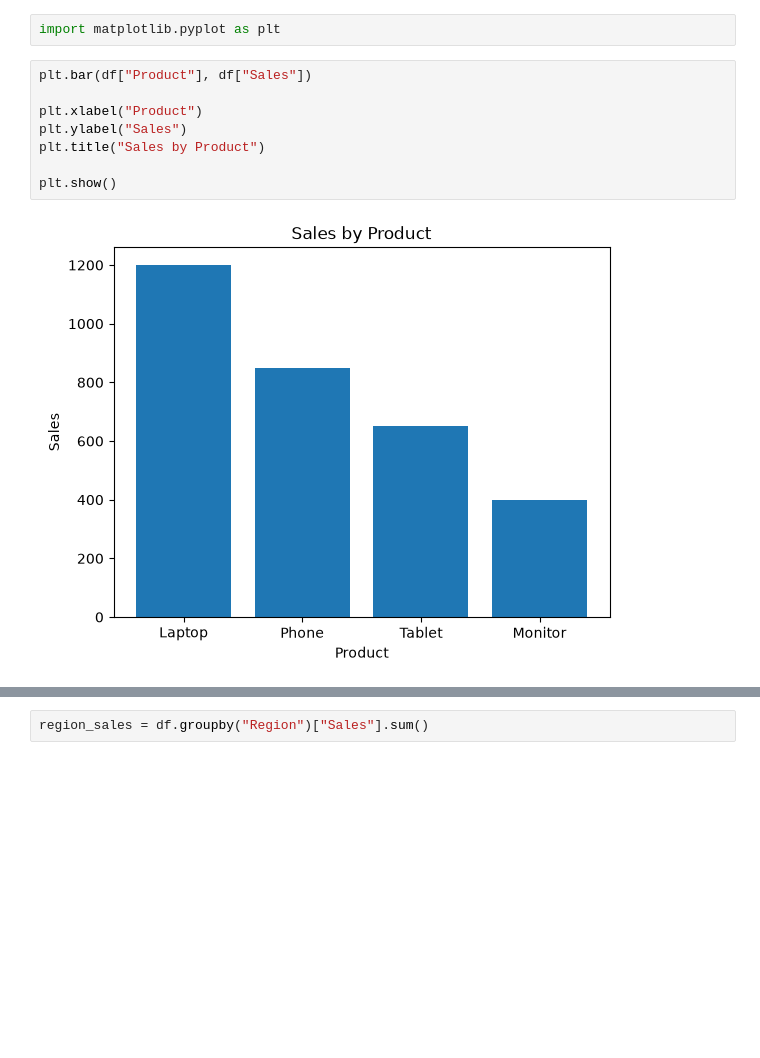
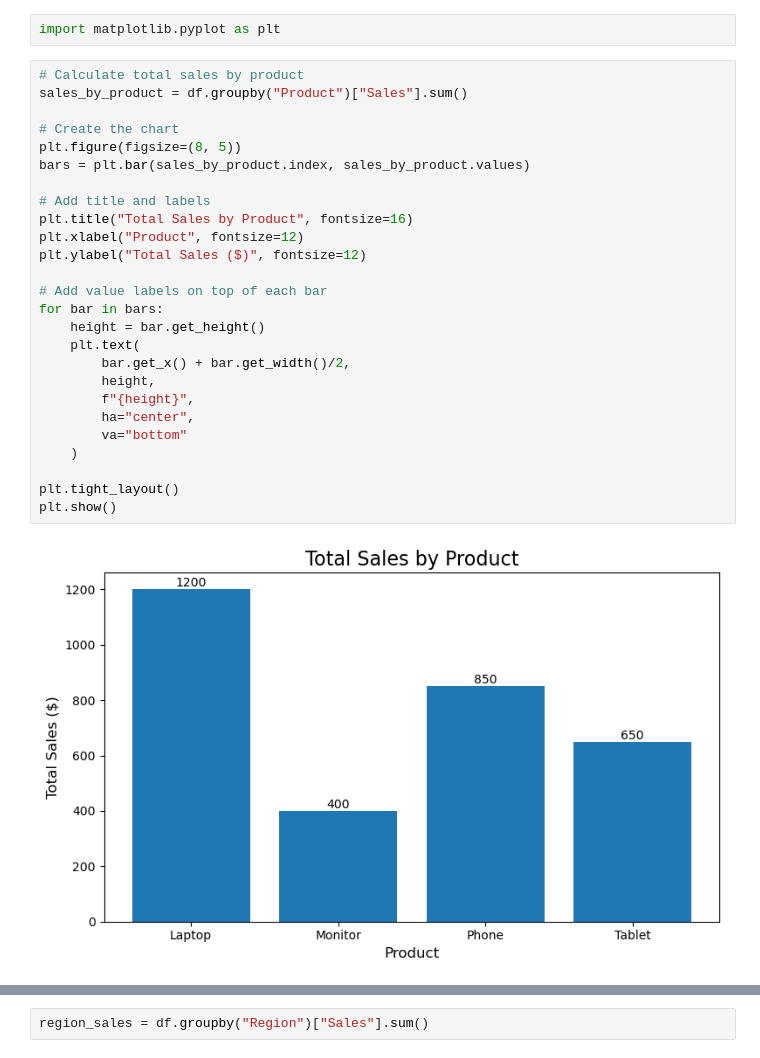
Before and after one commit to EsterYen/Sales_Data_Analysis_Project, a Jupyter notebook: Sales_Data_Analysis_Project.ipynb, the cells around one changed output, grey strips where cells are left out. Cells and saved outputs as stored; diff of their text form; blank space fills up the shorter version.

```diff
--- a/Sales_Data_Analysis_Project.ipynb
+++ b/Sales_Data_Analysis_Project.ipynb
@@ -66,12 +66,30 @@ import matplotlib.pyplot as plt
 # %%
 import matplotlib.pyplot as plt
 # %%
-plt.bar(df["Product"], df["Sales"])
+# Calculate total sales by product
+sales_by_product = df.groupby("Product")["Sales"].sum()
 
-plt.xlabel("Product")
-plt.ylabel("Sales")
-plt.title("Sales by Product")
+# Create the chart
+plt.figure(figsize=(8, 5))
+bars = plt.bar(sales_by_product.index, sales_by_product.values)
 
+# Add title and labels
+plt.title("Total Sales by Product", fontsize=16)
+plt.xlabel("Product", fontsize=12)
+plt.ylabel("Total Sales ($)", fontsize=12)
+
+# Add value labels on top of each bar
+for bar in bars:
+    height = bar.get_height()
+    plt.text(
+        bar.get_x() + bar.get_width()/2,
+        height,
+        f"{height}",
+        ha="center",
+        va="bottom"
+    )
+
+plt.tight_layout()
 plt.show()
 # %% [output]
-[figure, old version]
+[figure, new version]
```
Also changed, not shown: parts of 39 cells of this notebook.
